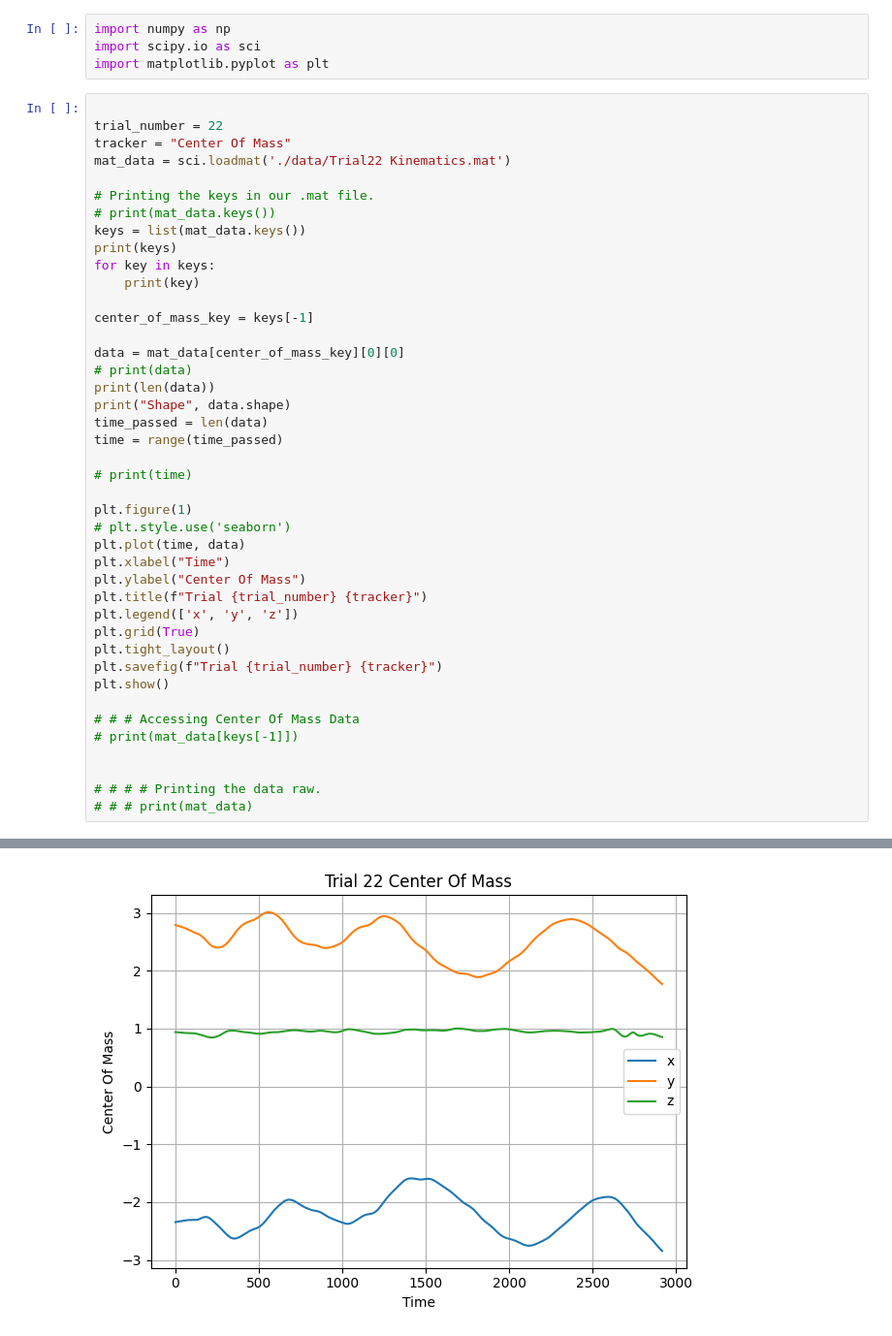
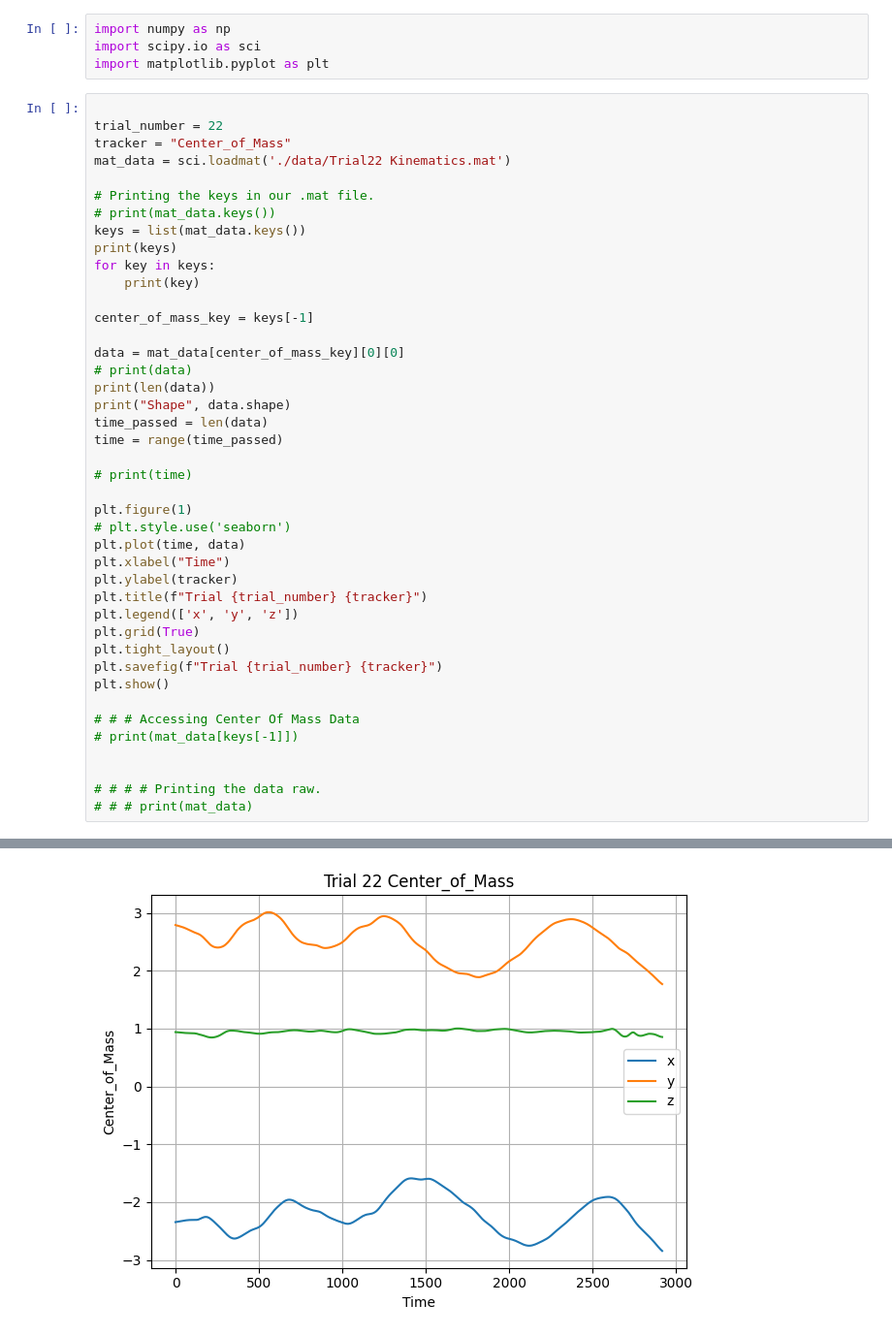
Before and after one commit to AidaTheShip/cyr-wheel, a Jupyter notebook: Data_analysis/adam_test.ipynb, the cells around one changed output, grey strips where cells are left out. Shown at 97% size. Saved outputs shown, nothing was run; the diff lists cells and outputs as text.

```diff
--- a/Data_analysis/adam_test.ipynb
+++ b/Data_analysis/adam_test.ipynb
@@ -5,7 +5,7 @@ import matplotlib.pyplot as plt
 # %%
 
 trial_number = 22
-tracker = "Center Of Mass"
+tracker = "Center_of_Mass"
 mat_data = sci.loadmat('./data/Trial22 Kinematics.mat')
 
 # Printing the keys in our .mat file.
@@ -30,36 +30,36 @@ plt.figure(1)
 # plt.style.use('seaborn')
 plt.plot(time, data)
 plt.xlabel("Time")
-plt.ylabel("Center Of Mass")
+plt.ylabel(tracker)
 plt.title(f"Trial {trial_number} {tracker}")
 plt.legend(['x', 'y', 'z'])
 plt.grid(True)
 plt.tight_layout()
 plt.savefig(f"Trial {trial_number} {tracker}")
 plt.show()
 
 # # # Accessing Center Of Mass Data
 # print(mat_data[keys[-1]])
 
 
 # # # # Printing the data raw.
 # # # print(mat_data)
 # %% [output]
 ['__header__', '__version__', '__globals__', 'FILE_NAME', 'FRAME_RATE', 'ANALOG_VIDEO_FRAME_RATIO', 'Left_Ankle_Angles', 'Left_Elbow_Angles', 'Left_Hip_Angles', 'Left_Knee_Angles', 'Left_Shoulder_Angl ...
 __header__
 __version__
 __globals__
 FILE_NAME
 FRAME_RATE
 ANALOG_VIDEO_FRAME_RATIO
 Left_Ankle_Angles
 Left_Elbow_Angles
 Left_Hip_Angles
 Left_Knee_Angles
 Left_Shoulder_Angles
 ... (8 lines left out)
 Trunk_Angles
 Center_of_Mass
 2917
 Shape (2917, 3)
-[figure, old version]
+[figure, new version]
```
Also changed, not shown: parts of 4 cells of this notebook, 3 other files.
